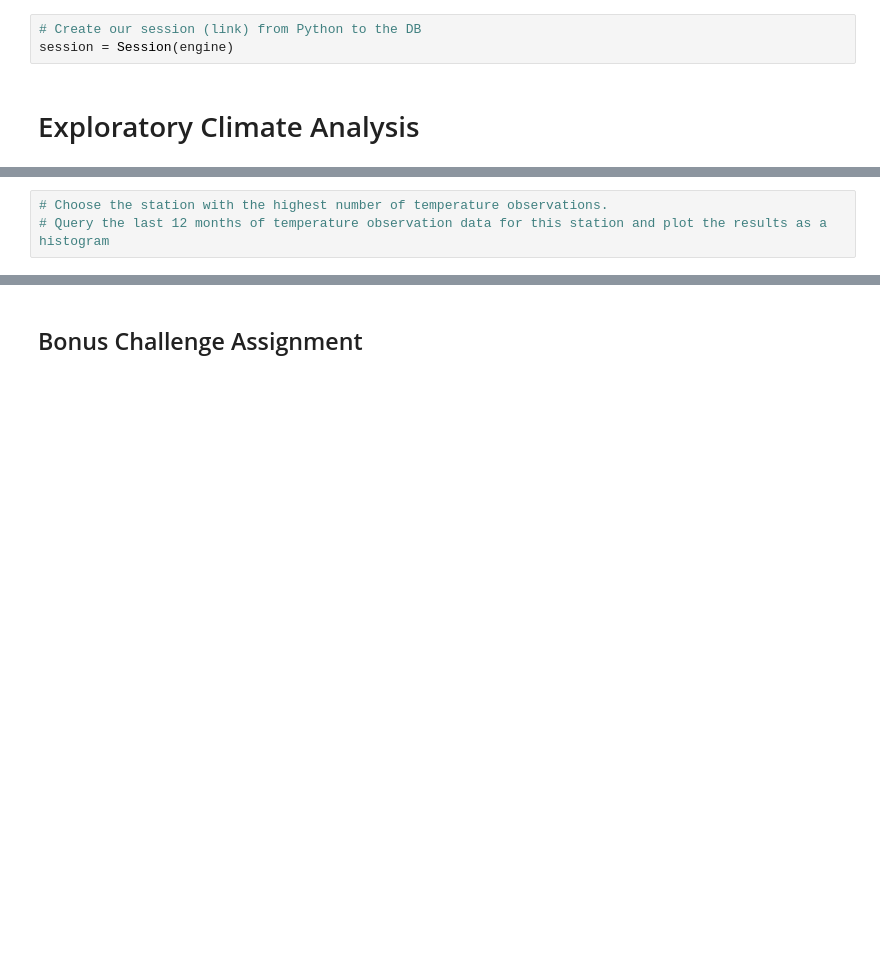
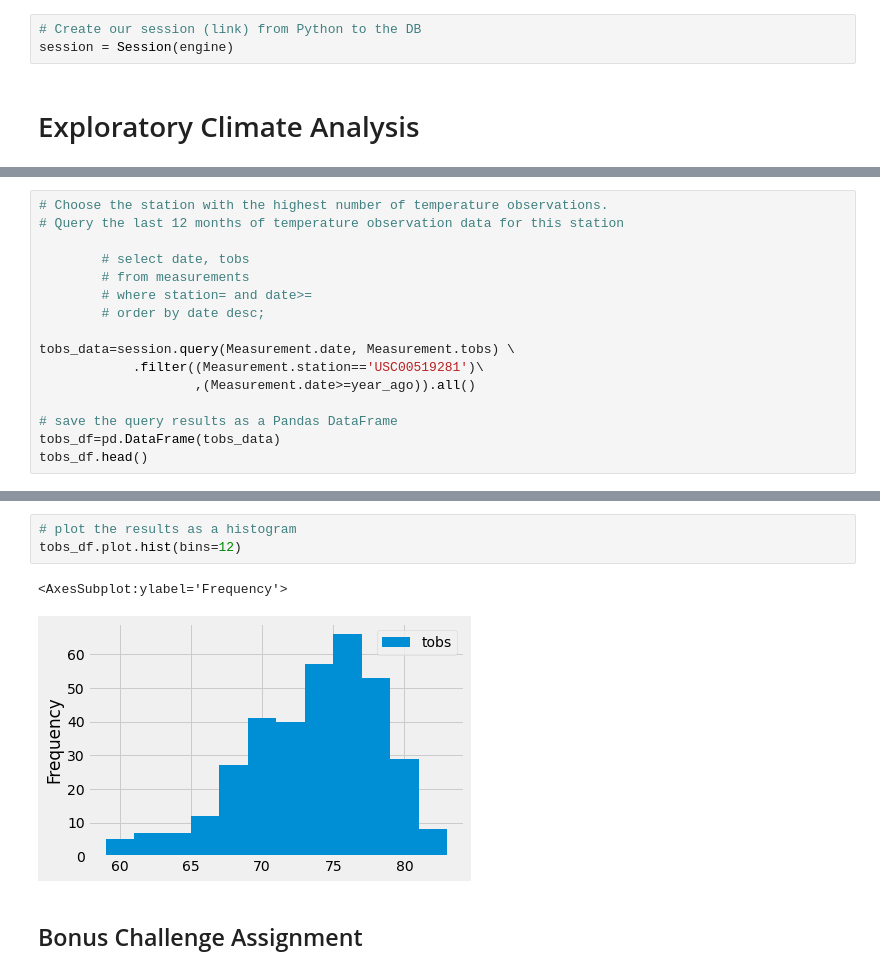
Before and after one commit to agkden/SQLAlchemy-challenge, a Jupyter notebook: climate_hawaii.ipynb, the cells around one changed output, grey strips where cells are left out. Cells and saved outputs as stored; diff of their text form; blank space fills up the shorter version.

```diff
--- a/climate_hawaii.ipynb
+++ b/climate_hawaii.ipynb
@@ -132,3 +223,16 @@ session = Session(engine)
 # %%
 # Choose the station with the highest number of temperature observations.
-# Query the last 12 months of temperature observation data for this station and plot the results as a histogram
+# Query the last 12 months of temperature observation data for this station
+
+        # select date, tobs
+        # from measurements
+        # where station= and date>=
+        # order by date desc;
+
+tobs_data=session.query(Measurement.date, Measurement.tobs) \
+            .filter((Measurement.station=='USC00519281')\
+                    ,(Measurement.date>=year_ago)).all()
+
+# save the query results as a Pandas DataFrame
+tobs_df=pd.DataFrame(tobs_data)
+tobs_df.head()
@@ -135,3 +246,9 @@ session = Session(engine)
+# %%
+# plot the results as a histogram
+tobs_df.plot.hist(bins=12)
+# %% [output]
+<AxesSubplot:ylabel='Frequency'>
+[figure, added]
 # %% [markdown]
 ## Bonus Challenge Assignment
 # %%
```
Also changed, not shown: parts of 9 cells of this notebook.
